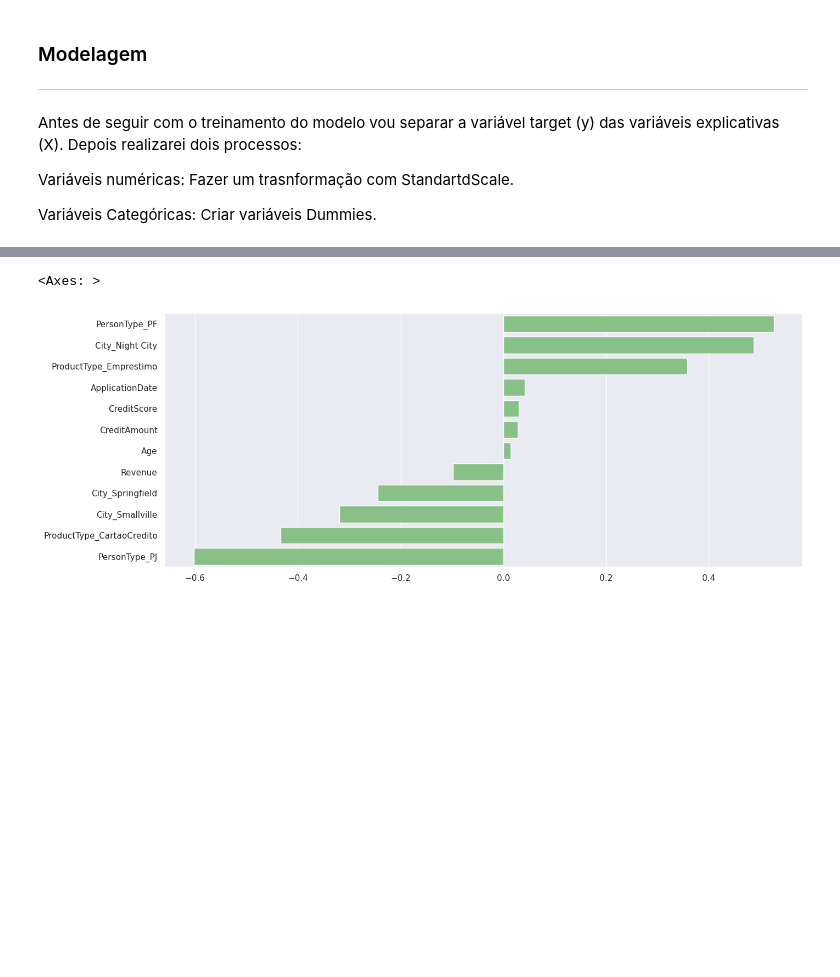
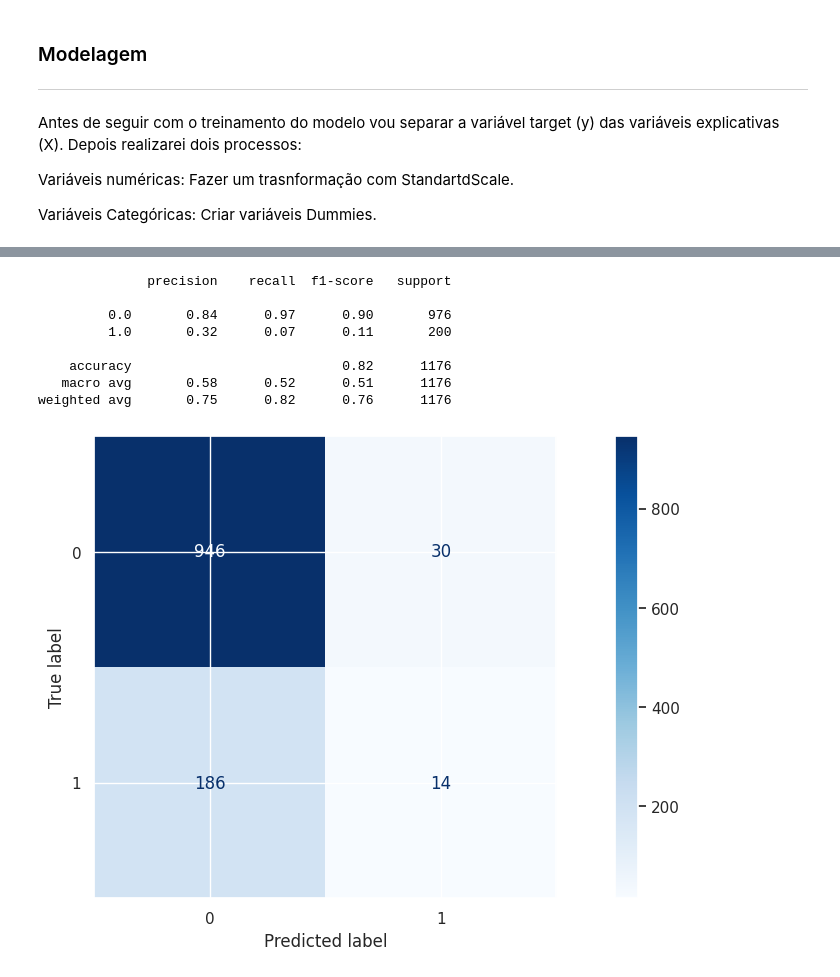
Before and after one commit to MatSchualtz/estudo_credito, a Jupyter notebook: Notebooks/estudo_de_caso.ipynb, the cells around one changed output, grey strips where cells are left out. Cells and saved outputs as stored; diff of their text form; code cells hidden in the pictures; blank space fills up the shorter version.

```diff
--- a/Notebooks/estudo_de_caso.ipynb
+++ b/Notebooks/estudo_de_caso.ipynb
@@ -398,5 +616,19 @@ plt.show()
-# %%
-sns.barplot(pd.Series(lr.coef_[0], index=X.columns).sort_values(ascending=False), orient='h')
-# %% [output]
-<Axes: >
-[figure, removed]
+# %%
+classes = model.classes_.astype('str')
+
+print(classification_report(y_true=y_test, y_pred=y_pred_test, target_names=classes))
+
+
+ax = ConfusionMatrixDisplay(confusion_matrix=confusion_matrix(y_test, y_pred_test))
+ax.plot(cmap=plt.cm.Blues)
+plt.show()
+# %% [output]
+              precision    recall  f1-score   support
+
+         0.0       0.84      0.97      0.90       976
+         1.0       0.32      0.07      0.11       200
+
+    accuracy                           0.82      1176
+   macro avg       0.58      0.52      0.51      1176
+weighted avg       0.75      0.82      0.76      1176
+[figure, added]
```
Also changed, not shown: parts of 60 cells of this notebook, 2 other files.
